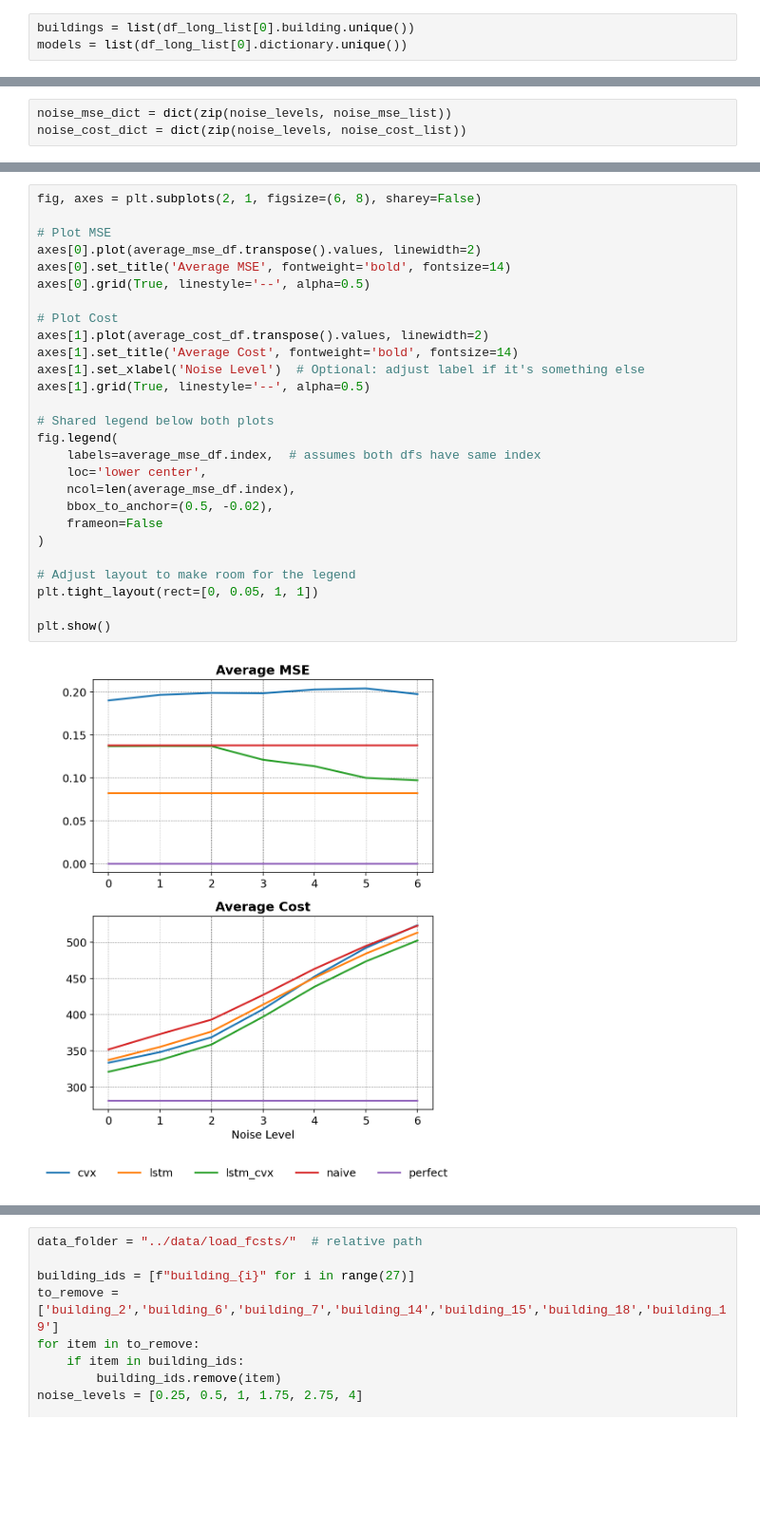
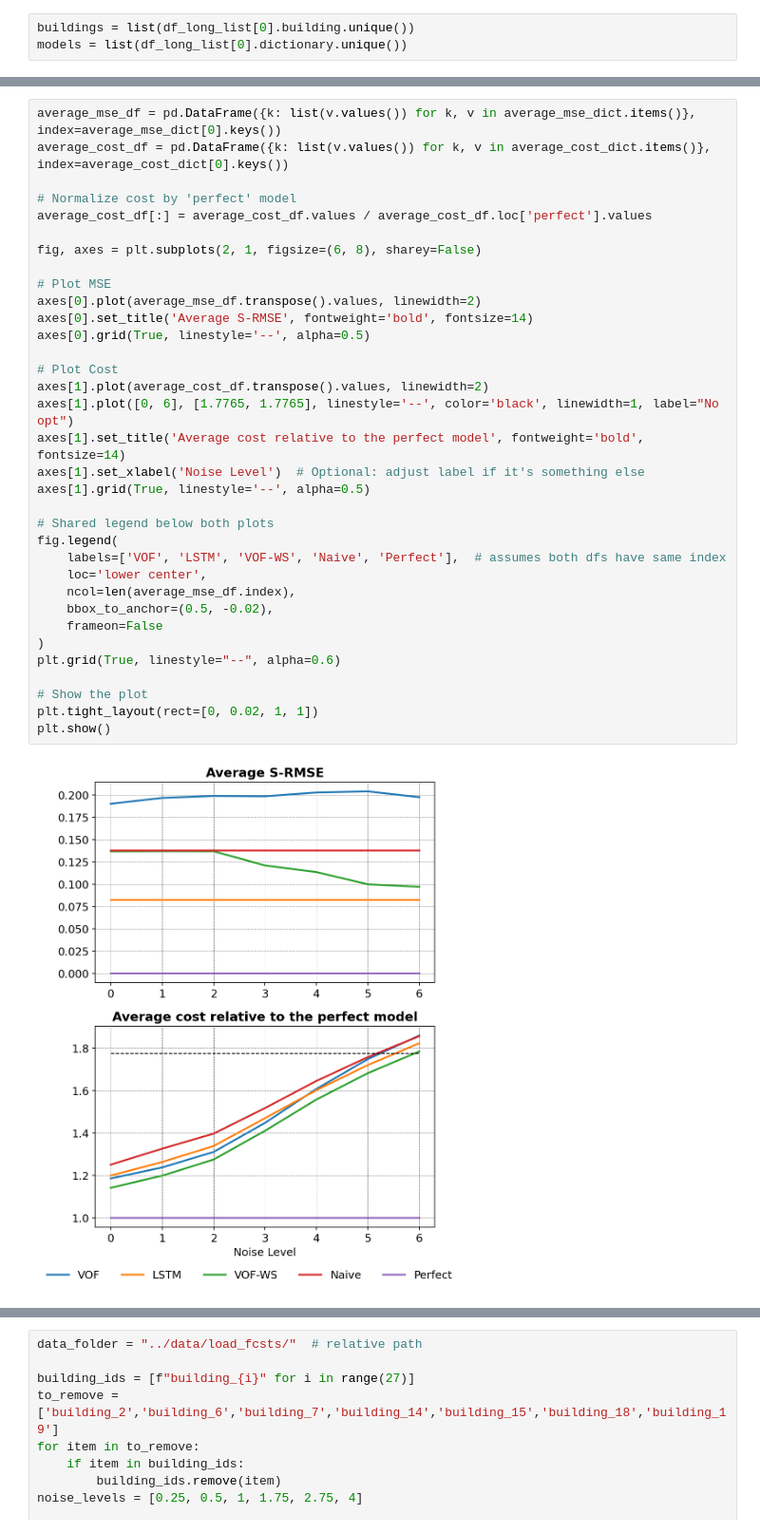
Before and after one commit to Joris-Dprtr/DFL_PVB, a Jupyter notebook: notebooks/Results_load_analysis.ipynb, the cells around one changed output, grey strips where cells are left out. Shown at 95% size. Saved outputs shown, nothing was run; the diff lists cells and outputs as text; blank space fills up the shorter version.

```diff
--- a/notebooks/Results_load_analysis.ipynb
+++ b/notebooks/Results_load_analysis.ipynb
@@ -253,3 +264,0 @@ for df_long in df_long_list:
-# %%
-noise_mse_dict = dict(zip(noise_levels, noise_mse_list))
-noise_cost_dict = dict(zip(noise_levels, noise_cost_list))
@@ -267,29 +321,36 @@ average_cost_df = pd.DataFrame({k: list(v.values()) for k, v in average_cost_dic
 # %%
+average_mse_df = pd.DataFrame({k: list(v.values()) for k, v in average_mse_dict.items()}, index=average_mse_dict[0].keys())
+average_cost_df = pd.DataFrame({k: list(v.values()) for k, v in average_cost_dict.items()}, index=average_cost_dict[0].keys())
+
+# Normalize cost by 'perfect' model
+average_cost_df[:] = average_cost_df.values / average_cost_df.loc['perfect'].values
+
 fig, axes = plt.subplots(2, 1, figsize=(6, 8), sharey=False)
 
 # Plot MSE
 axes[0].plot(average_mse_df.transpose().values, linewidth=2)
-axes[0].set_title('Average MSE', fontweight='bold', fontsize=14)
+axes[0].set_title('Average S-RMSE', fontweight='bold', fontsize=14)
 axes[0].grid(True, linestyle='--', alpha=0.5)
 
 # Plot Cost
 axes[1].plot(average_cost_df.transpose().values, linewidth=2)
-axes[1].set_title('Average Cost', fontweight='bold', fontsize=14)
+axes[1].plot([0, 6], [1.7765, 1.7765], linestyle='--', color='black', linewidth=1, label="No opt")
+axes[1].set_title('Average cost relative to the perfect model', fontweight='bold', fontsize=14)
 axes[1].set_xlabel('Noise Level')  # Optional: adjust label if it's something else
 axes[1].grid(True, linestyle='--', alpha=0.5)
 
 # Shared legend below both plots
 fig.legend(
-    labels=average_mse_df.index,  # assumes both dfs have same index
+    labels=['VOF', 'LSTM', 'VOF-WS', 'Naive', 'Perfect'],  # assumes both dfs have same index
     loc='lower center',
     ncol=len(average_mse_df.index),
     bbox_to_anchor=(0.5, -0.02),
     frameon=False
 )
+plt.grid(True, linestyle="--", alpha=0.6)
 
-# Adjust layout to make room for the legend
-plt.tight_layout(rect=[0, 0.05, 1, 1])
-
+# Show the plot
+plt.tight_layout(rect=[0, 0.02, 1, 1])
 plt.show()
 # %% [output]
-[figure, old version]
+[figure, new version]
```
Also changed, not shown: parts of 19 cells of this notebook, 9 other files.
